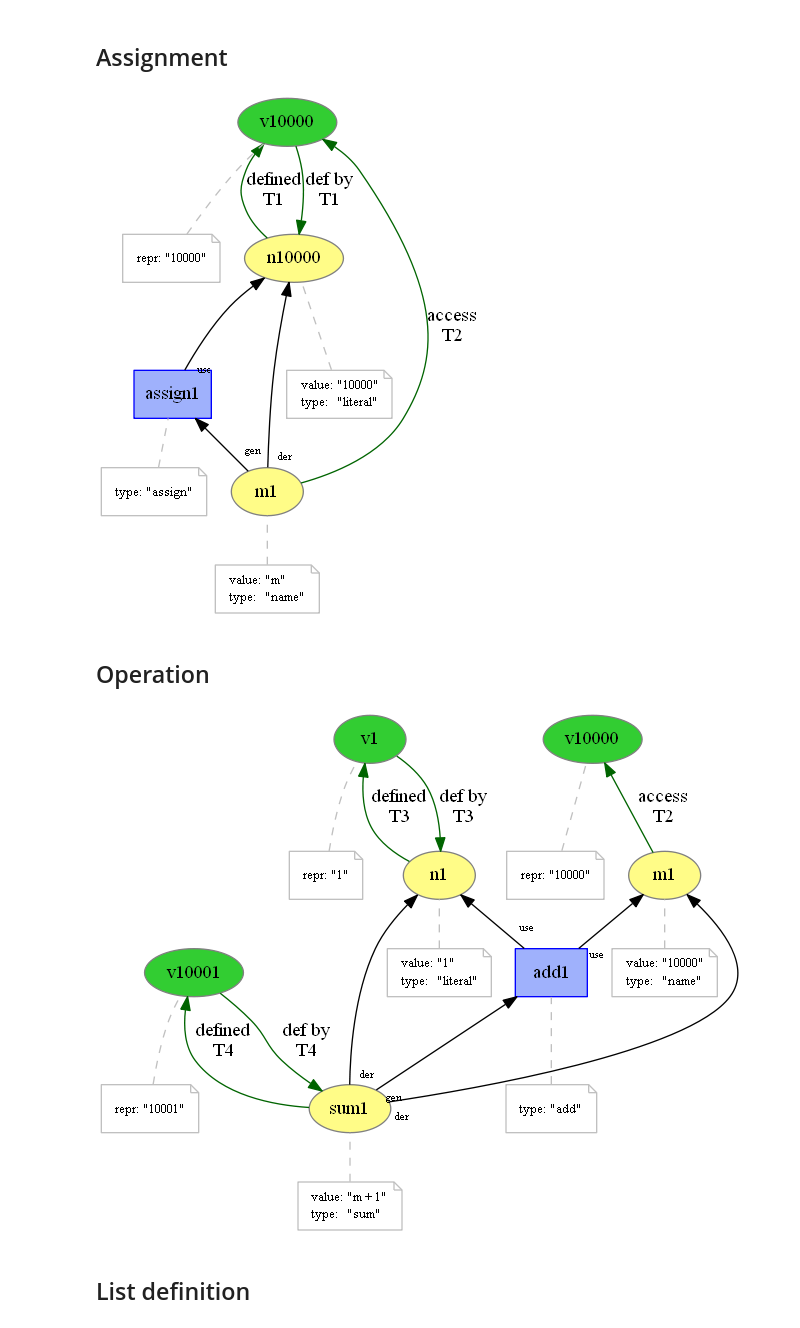
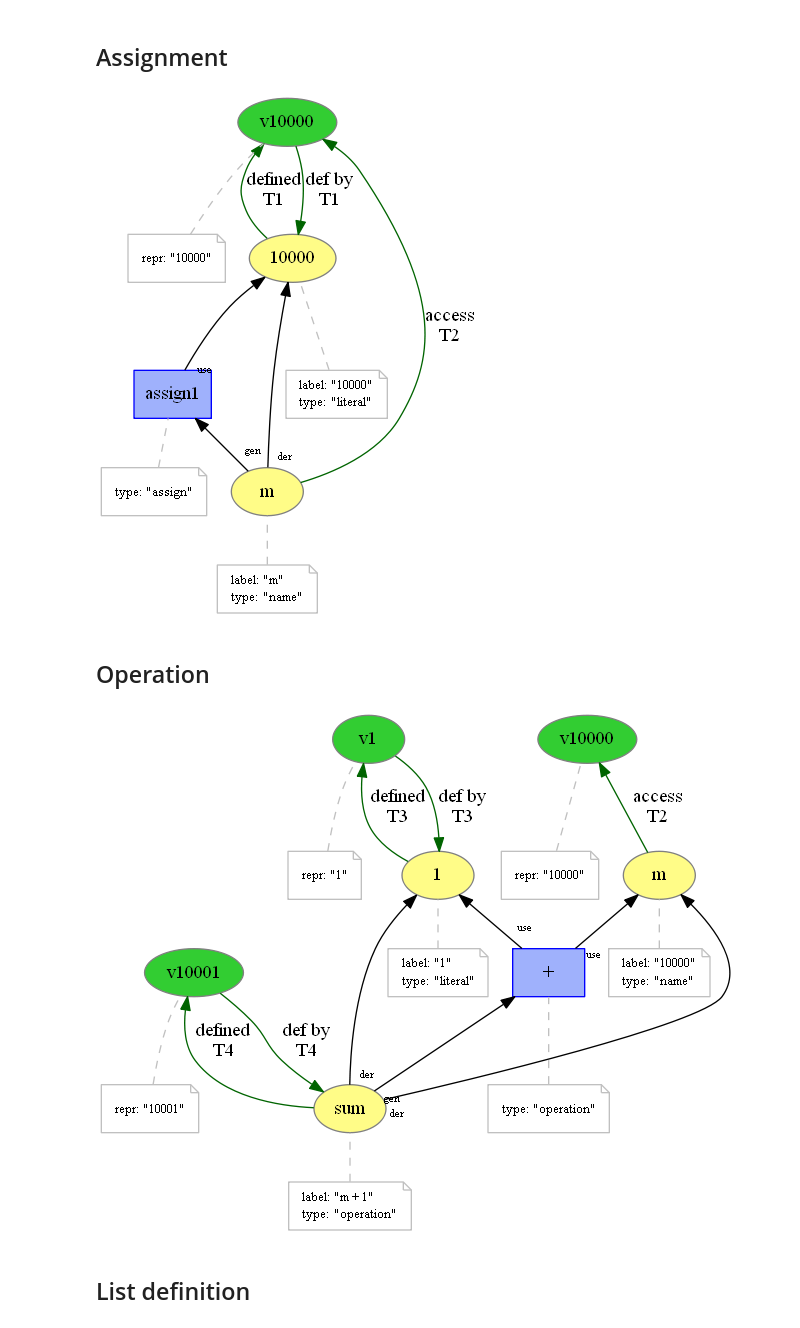
Before and after one commit to dew-uff/versioned-prov, a Jupyter notebook: notebooks/[Mutable-PROV] Mapping.ipynb, the cells around one changed output. Drawn from its saved outputs; the diff is of its cells as text; code cells hidden in the pictures.

Commit message:
Update Mutable-PROV names

```diff
--- a/notebooks/[Mutable-PROV] Mapping.ipynb
+++ b/notebooks/[Mutable-PROV] Mapping.ipynb
@@ -46,44 +46,48 @@ wasDefinedBy(vellipsis, ellipsis, 2018-02-22T16:00:05)
 ## Assignment
 # %%
 %%provn -o ../mutable_prov/assign -e png svg pdf provn
-entity(n10000, [value="10000", type="literal"])
+entity(10000, [label="10000", type="literal"])
 value(v10000, [repr="10000"])
-defined(n10000, v10000, T1)
-wasDefinedBy(v10000, n10000, T1)
+defined(10000, v10000, T1)
+wasDefinedBy(v10000, 10000, T1)
 
-entity(m1, [value="m", type="name"])
-accessed(m1, v10000, T2)
+entity(m, [label="m", type="name"])
+accessed(m, v10000, T2)
 
 activity(assign1, [type="assign"])
-used(u1; assign1, n10000, -)
-wasGeneratedBy(g1; m1, assign1, -)
-wasDerivedFrom(m1, n10000, assign1, g1, u1)
+used(u1; assign1, 10000, -)
+wasGeneratedBy(g1; m, assign1, -)
+wasDerivedFrom(m, 10000, assign1, g1, u1)
 # %% [output]
-[figure, old version]
+[figure, new version]
 # %% [markdown]
 ## Operation
 # %%
 %%provn -o ../mutable_prov/operation -e png svg pdf provn
-entity(m1, [value="10000", type="name"])
+// previous
+entity(m, [label="10000", type="name"])
 value(v10000, [repr="10000"])
-accessed(m1, v10000, T2)
-entity(n1, [value="1", type="literal"])
+accessed(m, v10000, T2)
+
+// new
+entity(1, [label="1", type="literal"])
 value(v1, [repr="1"])
-defined(n1, v1, T3)
-wasDefinedBy(v1, n1, T3)
-entity(sum1, [value="m + 1", type="sum"])
+defined(1, v1, T3)
+wasDefinedBy(v1, 1, T3)
+
+entity(sum, [label="m + 1", type="operation"])
 value(v10001, [repr="10001"])
-defined(sum1, v10001, T4)
-wasDefinedBy(v10001, sum1, T4)
+defined(sum, v10001, T4)
+wasDefinedBy(v10001, sum, T4)
 
-activity(add1, [type="add"])
-used(u2; add1, m1, -)
-used(u3; add1, n1, -)
-wasGeneratedBy(g2; sum1, add1, -)
-wasDerivedFrom(sum1, m1, add1, g2, u2)
-wasDerivedFrom(sum1, n1, add1, g3, u3)
+activity(+, [type="operation"])
+used(u2; +, m, -)
+used(u3; +, 1, -)
+wasGeneratedBy(g2; sum, +, -)
+wasDerivedFrom(sum, m, +, g2, u2)
+wasDerivedFrom(sum, 1, +, g3, u3)
 # %% [output]
-[figure, old version]
+[figure, new version]
 # %% [markdown]
 ## List definition
 # %%
```
Also changed, not shown: parts of 7 cells of this notebook, 46 other files.
